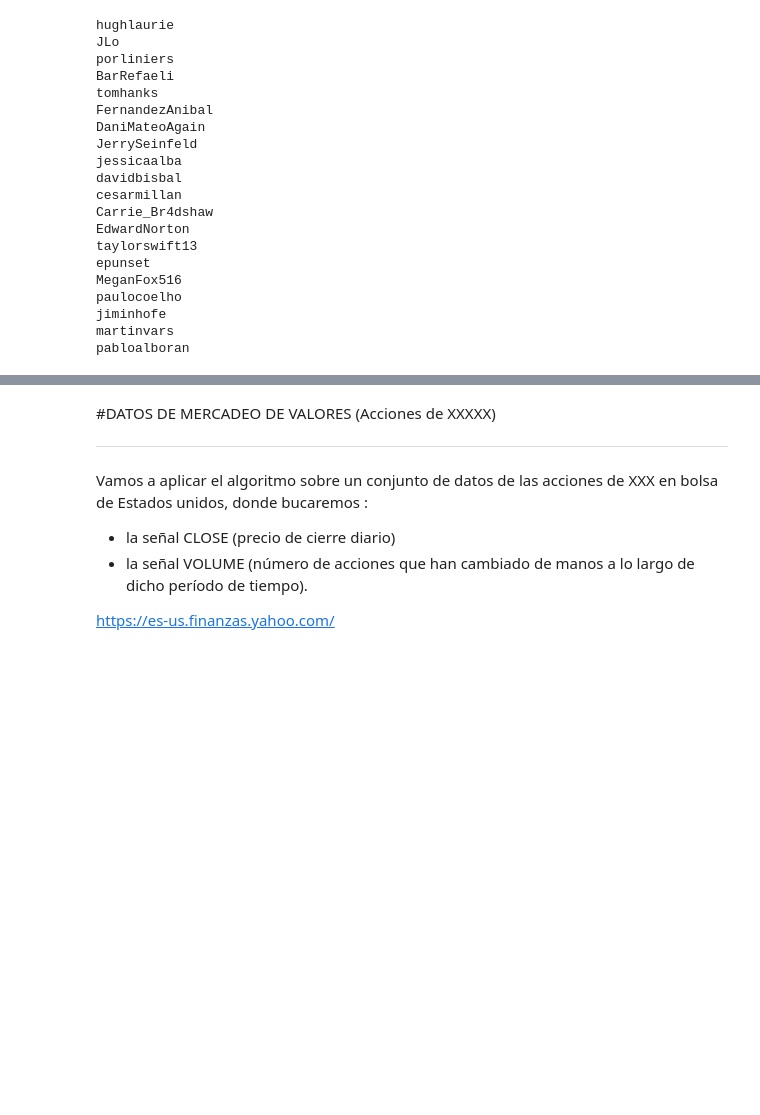
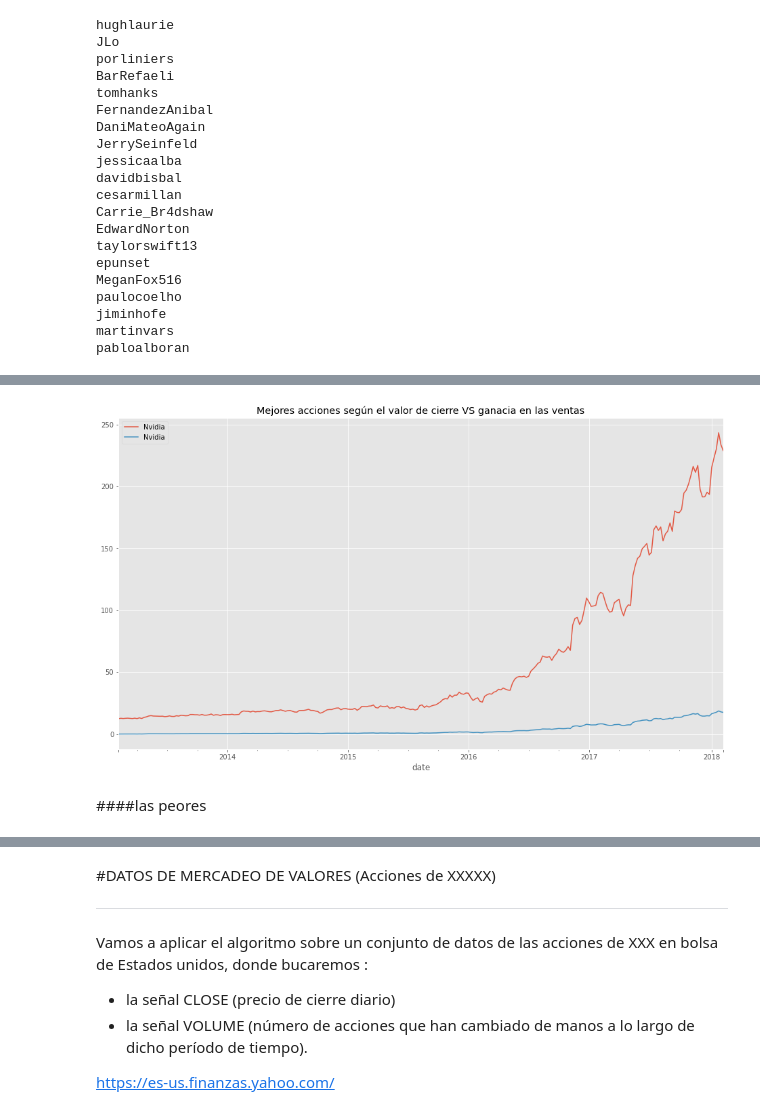
Before and after one commit to santiagomc12/Deep-Learning-20221, a Jupyter notebook: Primer Periodo/P1T6_KMEAN.ipynb, the cells around one changed output, grey strips where cells are left out. Saved outputs shown, nothing was run; the diff lists cells and outputs as text; code cells hidden in the pictures; blank space fills up the shorter version.

```diff
--- a/Primer Periodo/P1T6_KMEAN.ipynb
+++ b/Primer Periodo/P1T6_KMEAN.ipynb
@@ -577,0 +937,9 @@ pabloalboran
+# %%
+plot_stock('NVDA')
+plot_stock('NVDA', df_acciones=returns)
+plt.title('Mejores acciones según el valor de cierre VS ganacia en las ventas')
+plt.legend();
+# %% [output]
+[figure, added]
+# %% [markdown]
+####las peores
```
Also changed, not shown: parts of 49 cells of this notebook.
